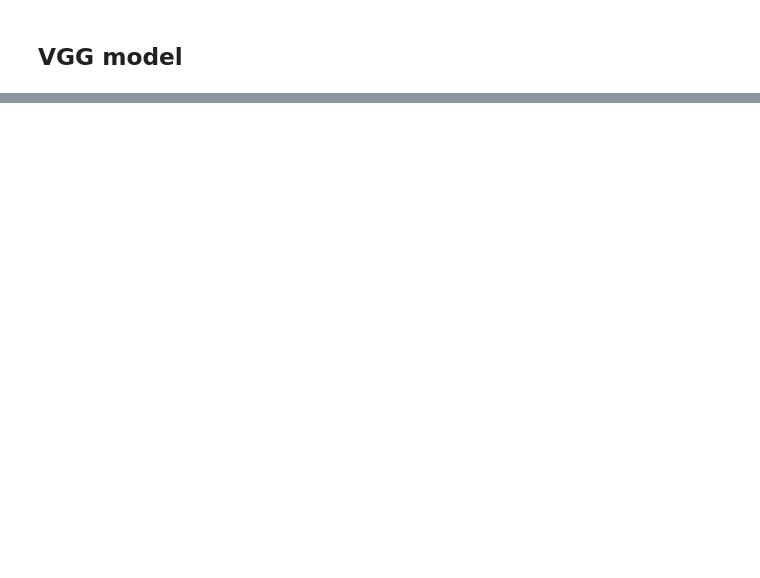
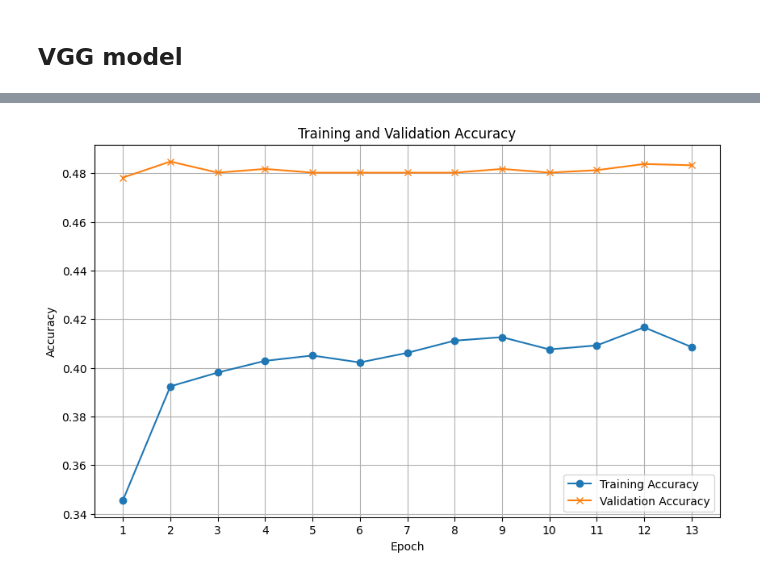
Before and after one commit to TishaMurarka/Harmful_Brain_activity_classification_by-Deeplearning, a Jupyter notebook: hms-classfication-by-deeplearning.ipynb, the cells around one changed output, grey strips where cells are left out. Saved outputs shown, nothing was run; the diff lists cells and outputs as text; code cells hidden in the pictures; blank space fills up the shorter version.

```diff
--- a/hms-classfication-by-deeplearning.ipynb
+++ b/hms-classfication-by-deeplearning.ipynb
@@ -552,0 +773,23 @@ sub_df.head()
+# %%
+import matplotlib.pyplot as plt
+
+# Extract training and validation accuracy from history object
+train_accuracy = history.history['accuracy']
+val_accuracy = history.history['val_accuracy']
+
+# Number of epochs
+epochs = range(1, len(train_accuracy) + 1)
+
+# Plot training and validation accuracy
+plt.figure(figsize=(10, 6))
+plt.plot(epochs, train_accuracy, label='Training Accuracy', marker='o')
+plt.plot(epochs, val_accuracy, label='Validation Accuracy', marker='x')
+plt.title('Training and Validation Accuracy')
+plt.xlabel('Epoch')
+plt.ylabel('Accuracy')
+plt.xticks(epochs)
+plt.legend()
+plt.grid(True)
+plt.show()
+# %% [output]
+[figure, added]
```
Also changed, not shown: parts of 8 cells of this notebook.
